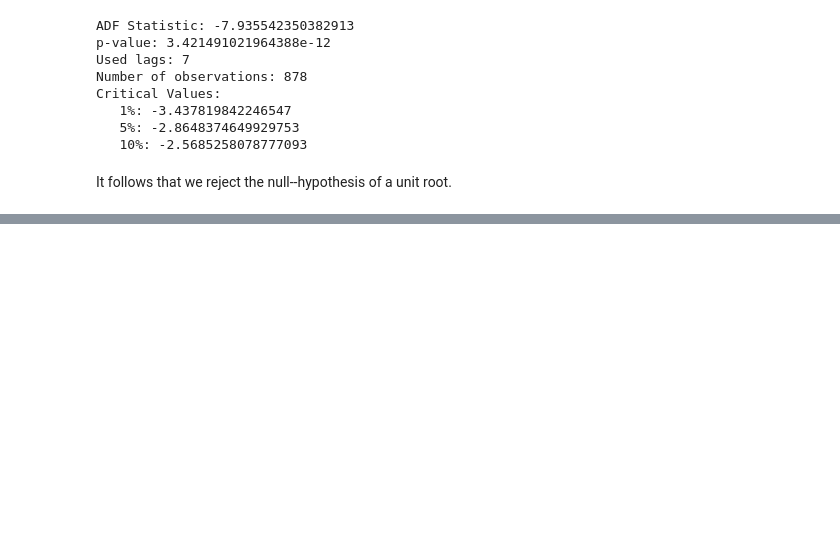
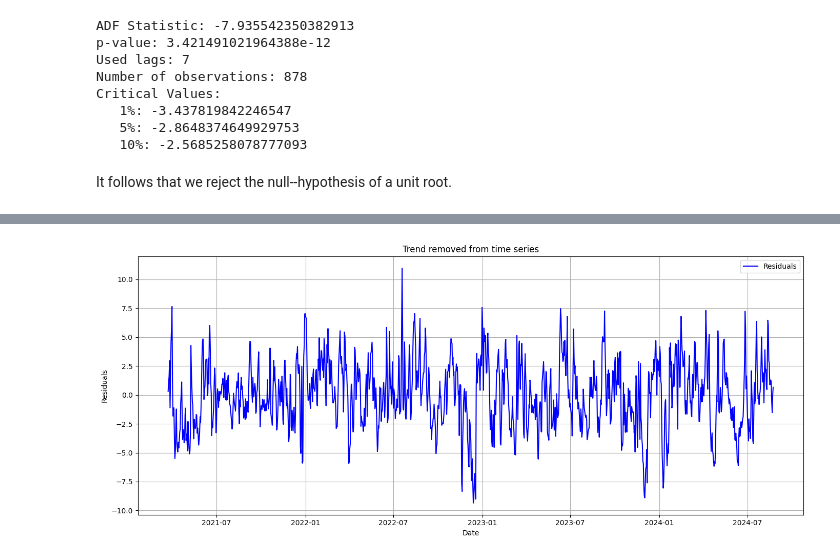
Before and after one commit to HetteWempe/comp_fin, a Jupyter notebook: ass2sc.ipynb, the cells around one changed output, grey strips where cells are left out. Cells and saved outputs as stored; diff of their text form; code cells hidden in the pictures; blank space fills up the shorter version.

```diff
--- a/ass2sc.ipynb
+++ b/ass2sc.ipynb
@@ -206,0 +256,14 @@ It follows that we reject the null--hypothesis of a unit root.
+# %%
+# Plot
+plt.figure(figsize=(14, 6))
+plt.plot(daily_dataframe.index, daily_dataframe['residuals'], label='Residuals', color='blue')
+
+plt.xlabel('Date')
+plt.ylabel('Residuals')
+plt.title('Trend removed from time series')
+plt.legend()
+plt.grid(True)
+plt.tight_layout()
+plt.show()
+# %% [output]
+[figure, added]
```
Also changed, not shown: parts of 11 cells of this notebook.
